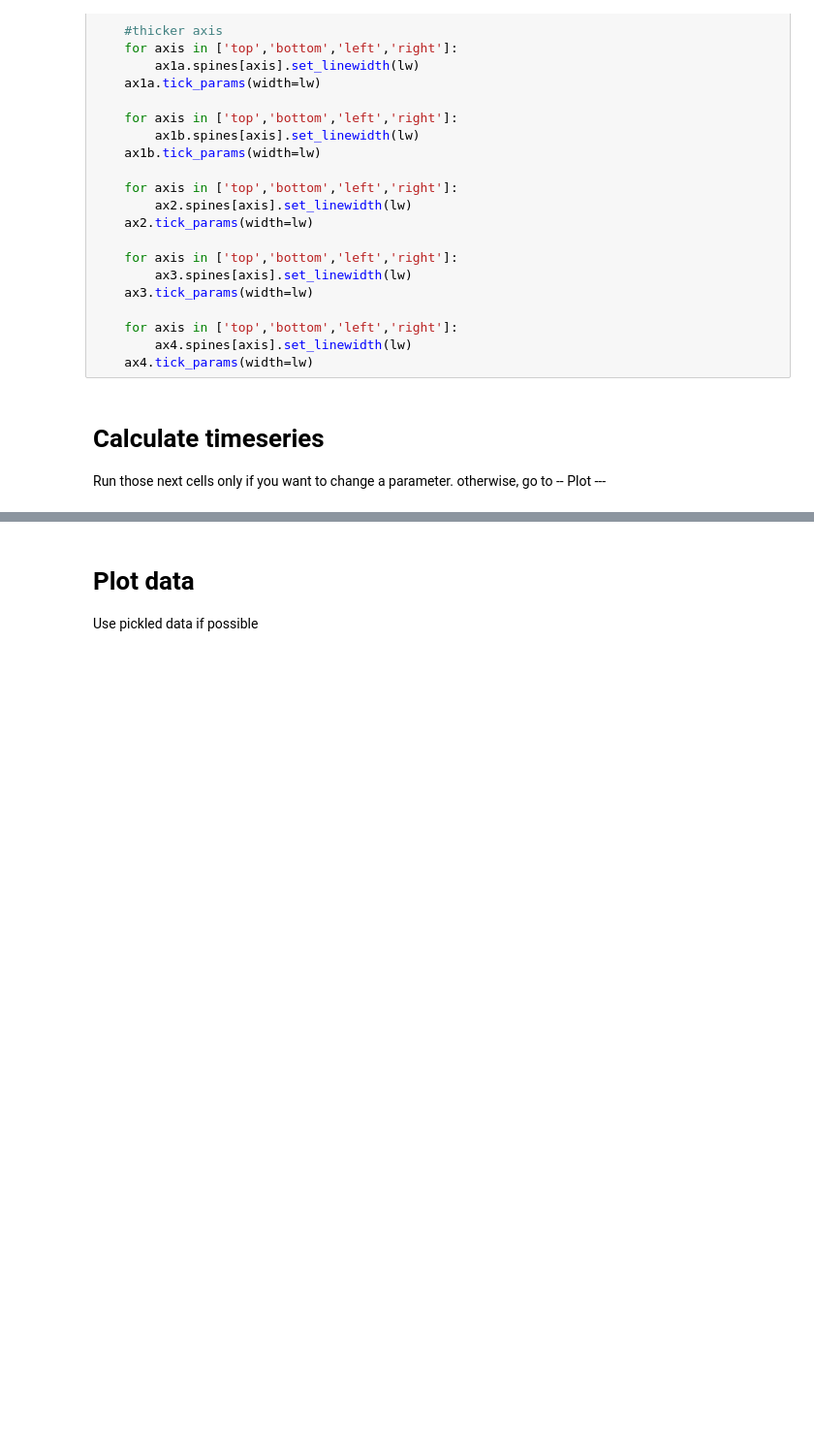
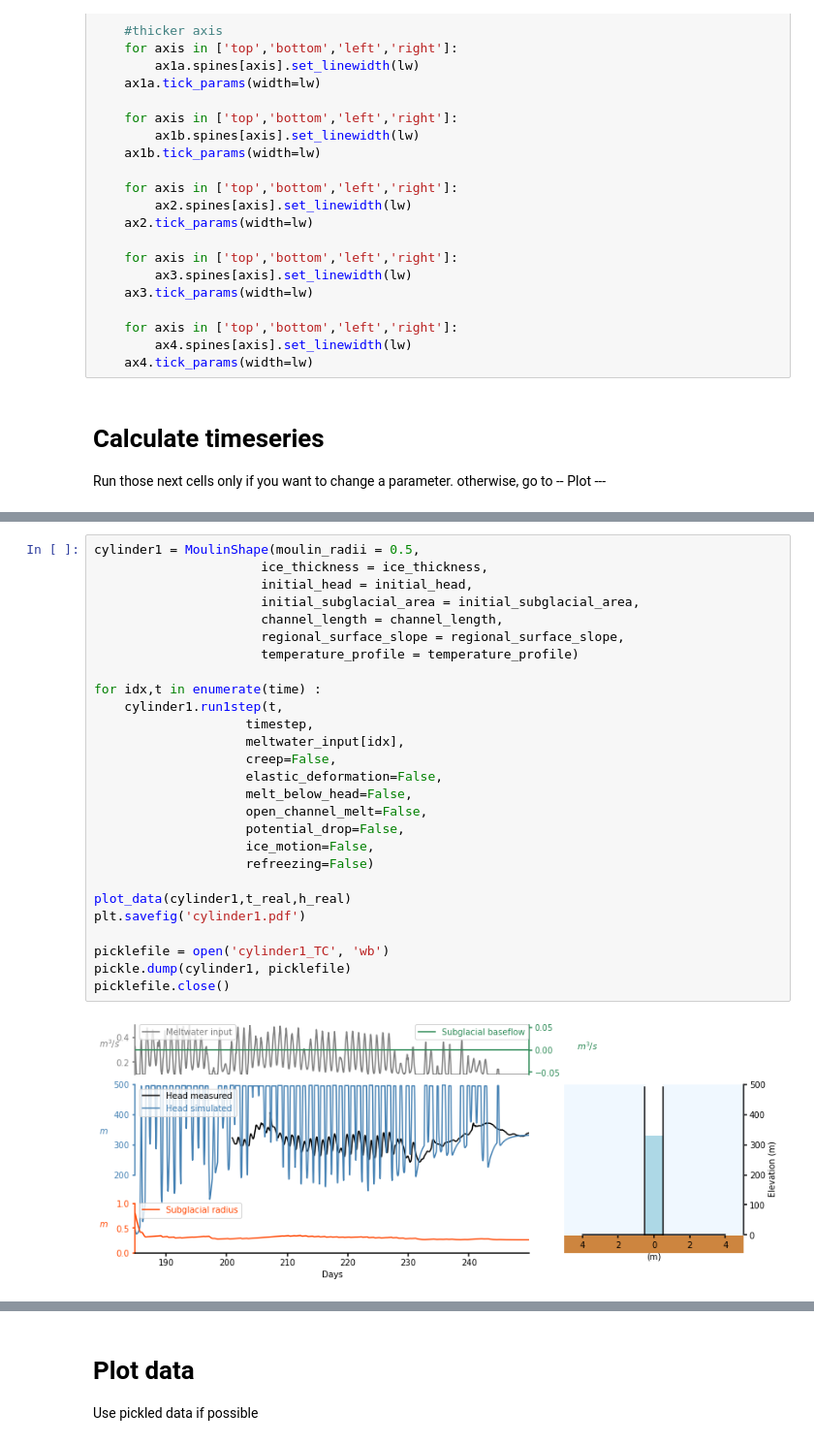
Before and after one commit to cctrunz/ModelRepo_pyMouShBaseflow_paper, a Jupyter notebook: Plot_figures_with_JEME.ipynb, the cells around one changed output, grey strips where cells are left out. Shown at 97% size. Cells and saved outputs as stored; diff of their text form; blank space fills up the shorter version.

```diff
--- a/Plot_figures_with_JEME.ipynb
+++ b/Plot_figures_with_JEME.ipynb
@@ -201,3 +203,32 @@ picklefile.close()
+# %%
+cylinder1 = MoulinShape(moulin_radii = 0.5,
+                      ice_thickness = ice_thickness,
+                      initial_head = initial_head,
+                      initial_subglacial_area = initial_subglacial_area,
+                      channel_length = channel_length,
+                      regional_surface_slope = regional_surface_slope,
+                      temperature_profile = temperature_profile)
+
+for idx,t in enumerate(time) :
+    cylinder1.run1step(t,
+                    timestep,
+                    meltwater_input[idx],
+                    creep=False,
+                    elastic_deformation=False,
+                    melt_below_head=False,
+                    open_channel_melt=False,
+                    potential_drop=False,
+                    ice_motion=False,
+                    refreezing=False)
+
+plot_data(cylinder1,t_real,h_real)
+plt.savefig('cylinder1.pdf')
+
+picklefile = open('cylinder1_TC', 'wb')
+pickle.dump(cylinder1, picklefile)
+picklefile.close()
+# %% [output]
+[figure, added]
 # %%
 bf0_fix = MoulinShape(moulin_radii = moulin_radii,
                       ice_thickness = ice_thickness,
```
Also changed, not shown: parts of 11 cells of this notebook, 14 other files.
